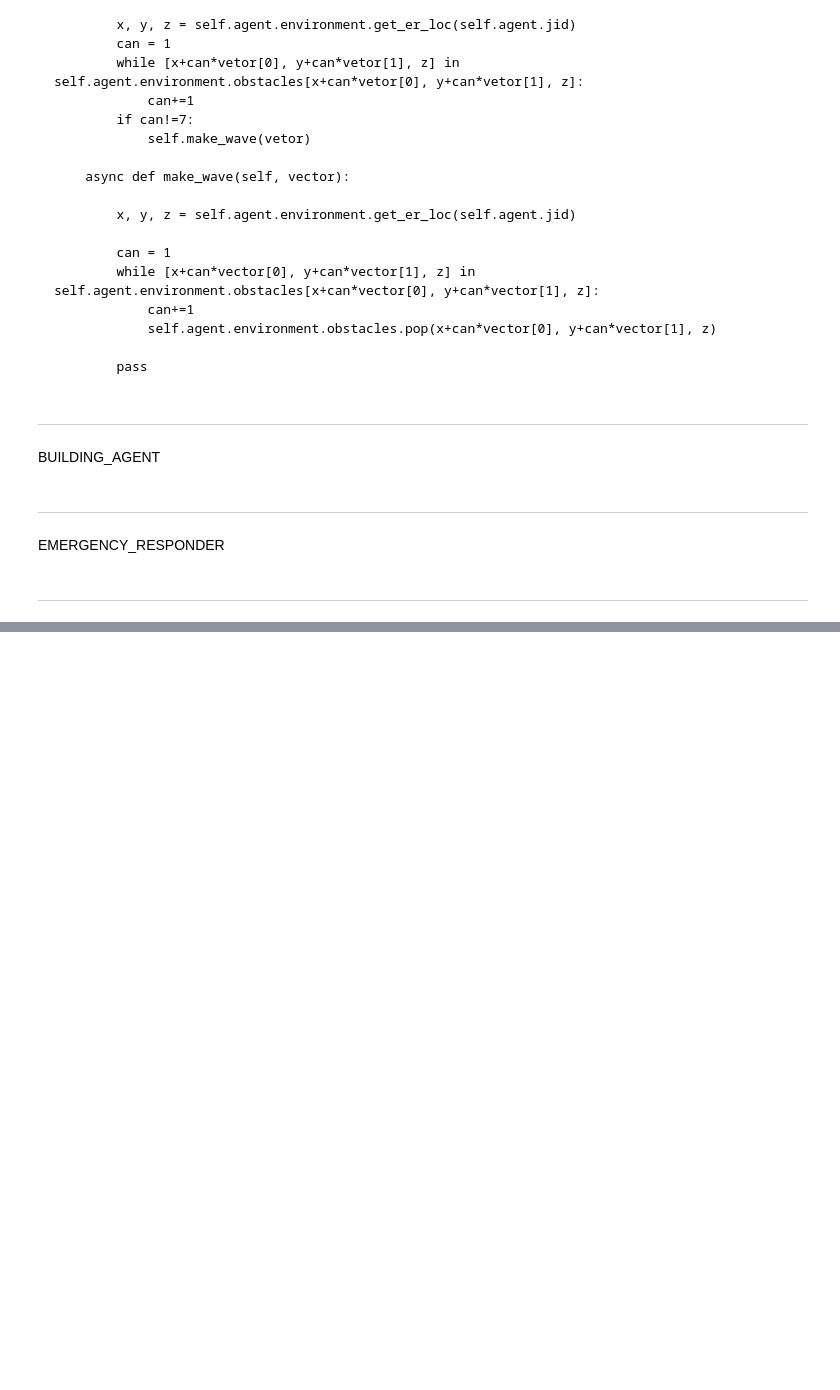
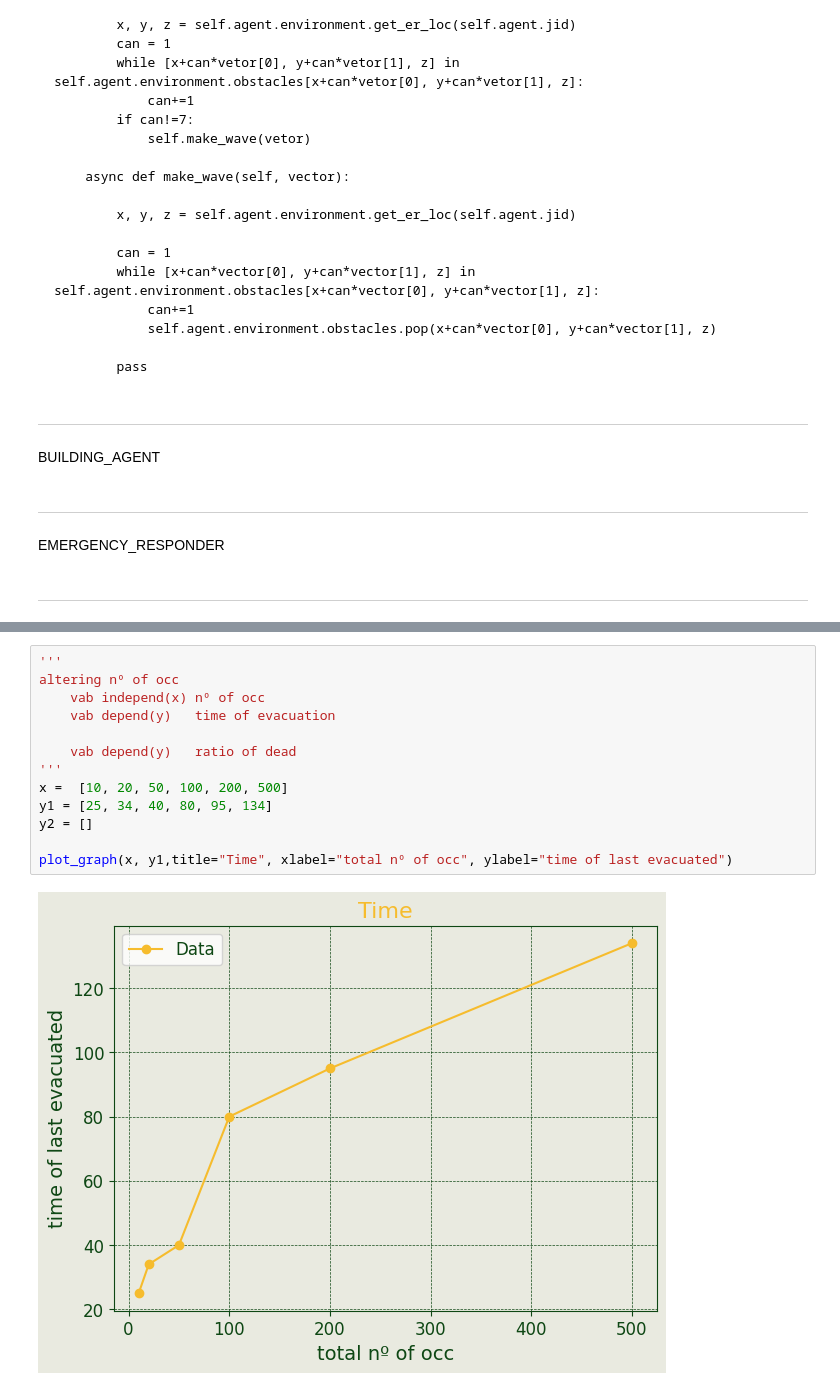
Before and after one commit to inesamorim/multi-agent-emergency-evacuation-system, a Jupyter notebook: lixo.ipynb, the cells around one changed output, grey strips where cells are left out. Saved outputs shown, nothing was run; the diff lists cells and outputs as text; blank space fills up the shorter version.

```diff
--- a/lixo.ipynb
+++ b/lixo.ipynb
@@ -207,0 +267,15 @@ EMERGENCY_RESPONDER
+# %%
+'''
+altering nº of occ
+    vab independ(x) nº of occ
+    vab depend(y)   time of evacuation
+
+    vab depend(y)   ratio of dead
+'''
+x =  [10, 20, 50, 100, 200, 500]
+y1 = [25, 34, 40, 80, 95, 134]
+y2 = []
+
+plot_graph(x, y1,title="Time", xlabel="total nº of occ", ylabel="time of last evacuated")
+# %% [output]
+[figure, added]
```
Also changed, not shown: parts of 2 cells of this notebook.
